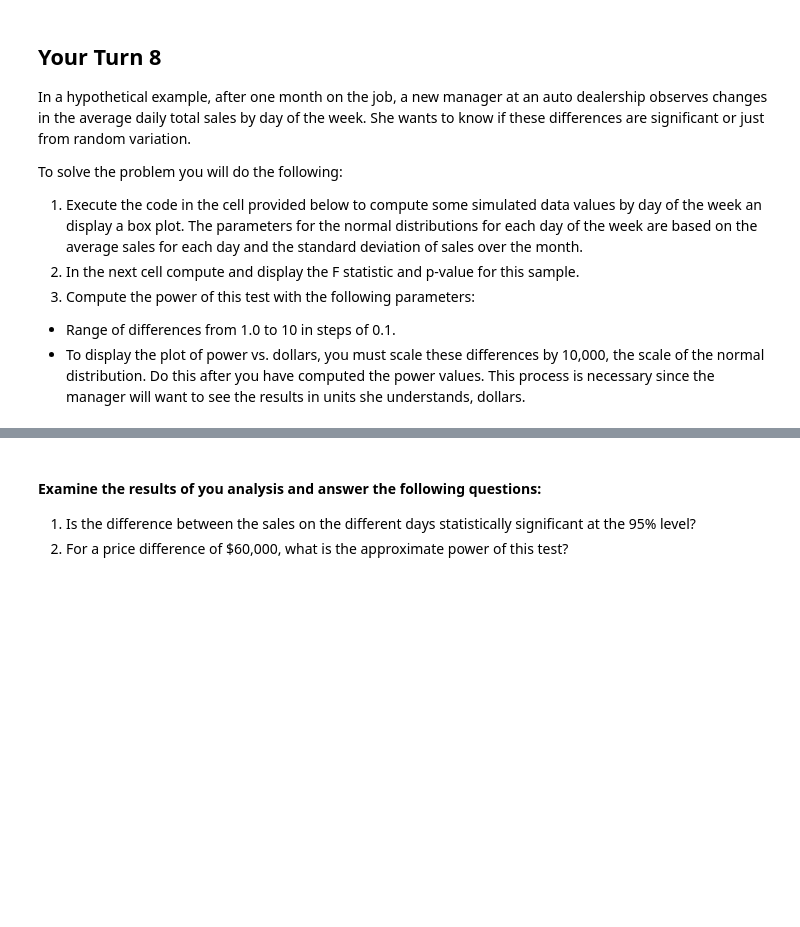
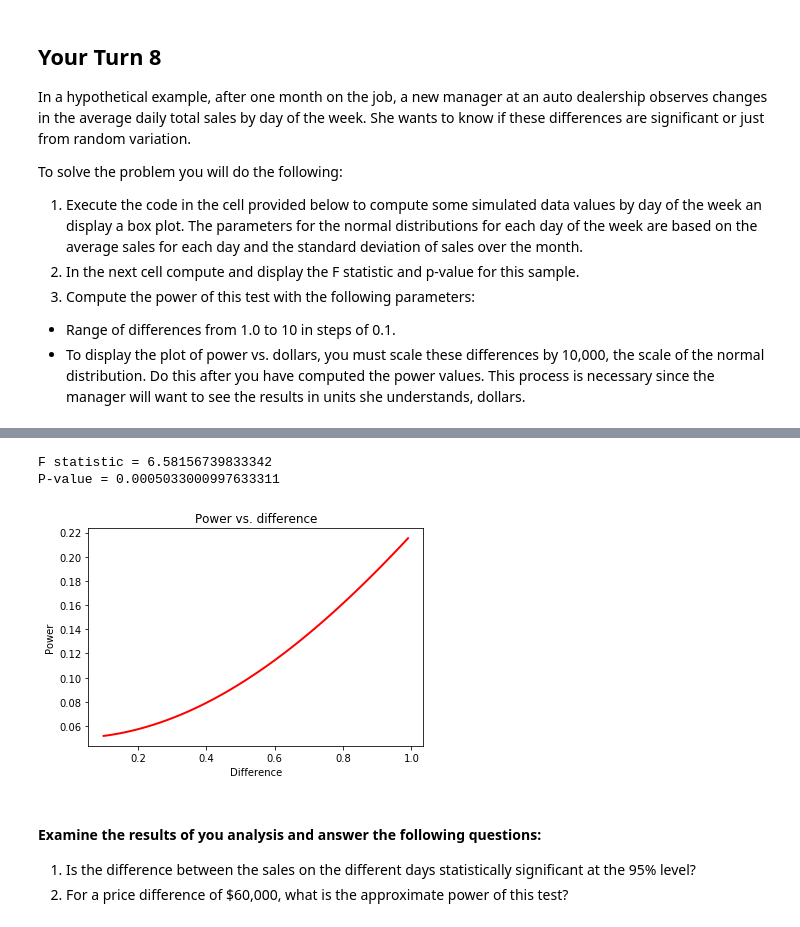
Before and after one commit to ryanarbow/uw_data_science, a Jupyter notebook: DS_methods_and_tools_2/L04-2-HypothesisTesting.ipynb, the cells around one changed output, grey strips where cells are left out. Drawn from its saved outputs; the diff is of its cells as text; code cells hidden in the pictures; blank space fills up the shorter version.

Commit message:
anova done, tukey started

```diff
--- a/DS_methods_and_tools_2/L04-2-HypothesisTesting.ipynb
+++ b/DS_methods_and_tools_2/L04-2-HypothesisTesting.ipynb
@@ -914,12 +938,17 @@ plt.title('Box plot by day of week')
 # %%
-f_statistic, p_value = ss.f_oneway(                               ) # fill in parameters
+f_statistic, p_value = ss.f_oneway(Mon, Tue, Wed, Thu, Fri, Sat, Sun) # fill in parameters
 print('F statistic = ' + str(f_statistic))
 print('P-value = ' + str(p_value))
+# %% [output]
+F statistic = 6.58156739833342
+P-value = 0.0005033000997633311
 # %%
 from math import sqrt
-diffs = np.arange(                      ) # fill in parameters
+diffs = np.arange(start = 0.1, stop = 1.0, step = 0.01) # fill in parameters
 powers = ssp.FTestAnovaPower().solve_power(effect_size = diffs, nobs=4, alpha=0.05)
-plot_power(???, powers, xlabel = 'Difference', title = 'Power vs. difference') # replace the ???
+plot_power(diffs, powers, xlabel = 'Difference', title = 'Power vs. difference') # replace the ???
+# %% [output]
+[figure, added]
 # %% [markdown]
 #### Examine the results of you analysis and answer the following questions:
 1. Is the difference between the sales on the different days statistically significant at the 95% level?
```
Also changed, not shown: parts of 17 cells of this notebook.
